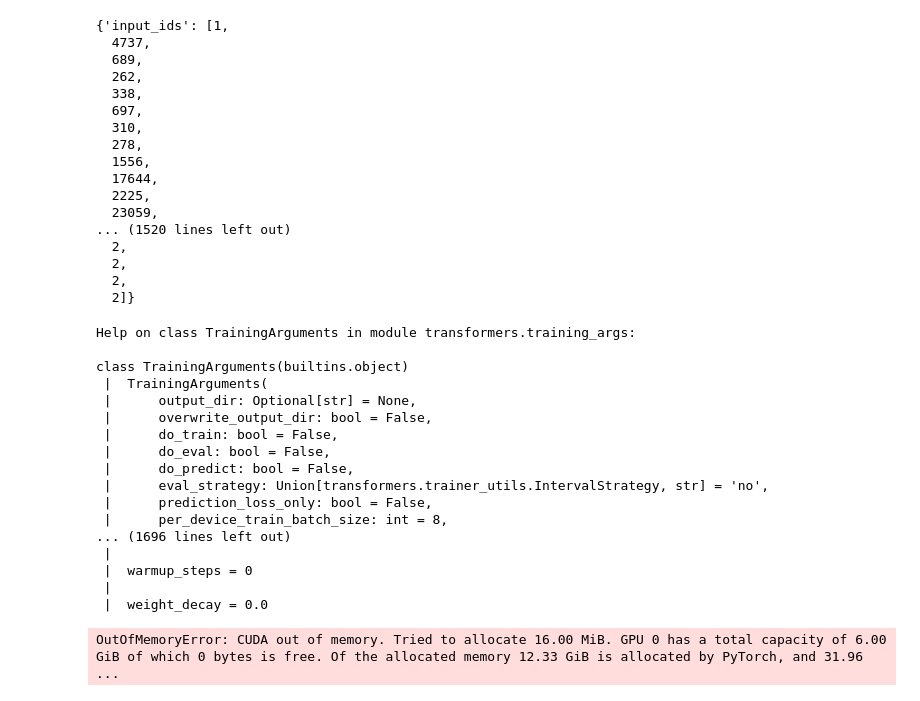
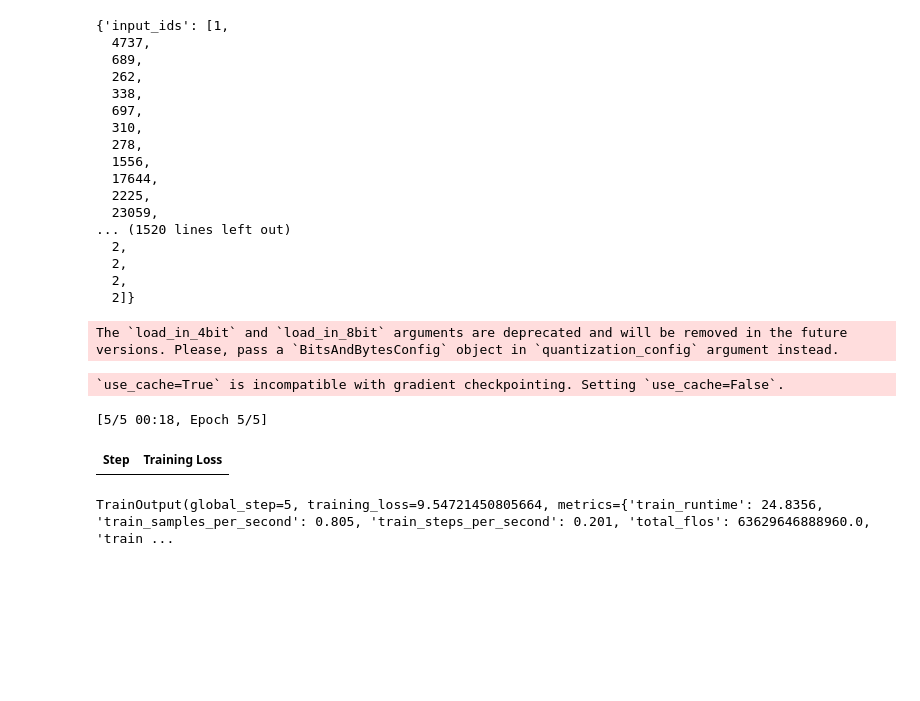
Before and after one commit to roshan-acharya/Pytorch, a Jupyter notebook: Finetuning/normal_finetuning_for_domain_adaption.ipynb, the cells around one changed output. Saved outputs shown, nothing was run; the diff lists cells and outputs as text; code cells hidden in the pictures; blank space fills up the shorter version.

Commit message:
FInetune using lora

```diff
--- a/Finetuning/normal_finetuning_for_domain_adaption.ipynb
+++ b/Finetuning/normal_finetuning_for_domain_adaption.ipynb
@@ -119,45 +120,50 @@ tokenized[0]
   2,
   2]}
 # %%
-#load model
-model=AutoModelForCausalLM.from_pretrained(base_model)
+model = AutoModelForCausalLM.from_pretrained(
+    base_model,
+    load_in_8bit=True,
+    device_map="auto",
+)
+model = prepare_model_for_kbit_training(model)
+# %% [output]
+The `load_in_4bit` and `load_in_8bit` arguments are deprecated and will be removed in the future versions. Please, pass a `BitsAndBytesConfig` object in `quantization_config` argument instead.
 # %%
-#define training arguments
 
-training_args=TrainingArguments(
-    output_dir='./Models/llama-pharma-domain',
-    overwrite_output_dir=True,
-    num_train_epochs=2,
-    per_device_eval_batch_size=2,
-    save_steps=500,
-    save_total_limit=2,
-    logging_steps=50,
-    learning_rate=2e-5,
-    fp16=True,
-    report_to='none'
+lora_config=LoraConfig(
+    task_type=TaskType.CAUSAL_LM,
+    r=8,
+    lora_alpha=16,
+    target_modules=['q_proj','v_proj'],
+    lora_dropout=0.05,
+    bias='none'
 )
+# %%
+non_inst_model_lora = get_peft_model(model, lora_config)
 # %%
-help(TrainingArguments)
+
+args = TrainingArguments(
+    output_dir="./tinyllama-lora",
+    num_train_epochs=5,
+    per_device_train_batch_size=1,
+    gradient_accumulation_steps=8,
+    learning_rate=2e-4,
+    fp16=True,
+    logging_steps=20,
+    save_total_limit=1,
+    optim="paged_adamw_8bit",
+    report_to="none"
+)
-# %% [output]
-Help on class TrainingArguments in module transformers.training_args:
-
-class TrainingArguments(builtins.object)
- |  TrainingArguments(
- |      output_dir: Optional[str] = None,
- |      overwrite_output_dir: bool = False,
- |      do_train: bool = False,
- |      do_eval: bool = False,
- |      do_predict: bool = False,
- |      eval_strategy: Union[transformers.trainer_utils.IntervalStrategy, str] = 'no',
- |      prediction_loss_only: bool = False,
- |      per_device_train_batch_size: int = 8,
-... (1696 lines left out)
- |
- |  warmup_steps = 0
- |
- |  weight_decay = 0.0
 # %%
-trainer=Trainer(model=model,args=training_args,train_dataset=tokenized)
+trainer = Trainer(
+    model=non_inst_model_lora,
+    args=args,
+    train_dataset=tokenized
+)
 # %%
+trainer.train()
 # %% [output]
-OutOfMemoryError: CUDA out of memory. Tried to allocate 16.00 MiB. GPU 0 has a total capacity of 6.00 GiB of which 0 bytes is free. Of the allocated memory 12.33 GiB is allocated by PyTorch, and 31.96 ...
+`use_cache=True` is incompatible with gradient checkpointing. Setting `use_cache=False`.
+[5/5 00:18, Epoch 5/5]
+| Step | Training Loss |
+TrainOutput(global_step=5, training_loss=9.54721450805664, metrics={'train_runtime': 24.8356, 'train_samples_per_second': 0.805, 'train_steps_per_second': 0.201, 'total_flos': 63629646888960.0, 'train ...
```
Also changed, not shown: parts of 8 cells of this notebook, 12 other files.
